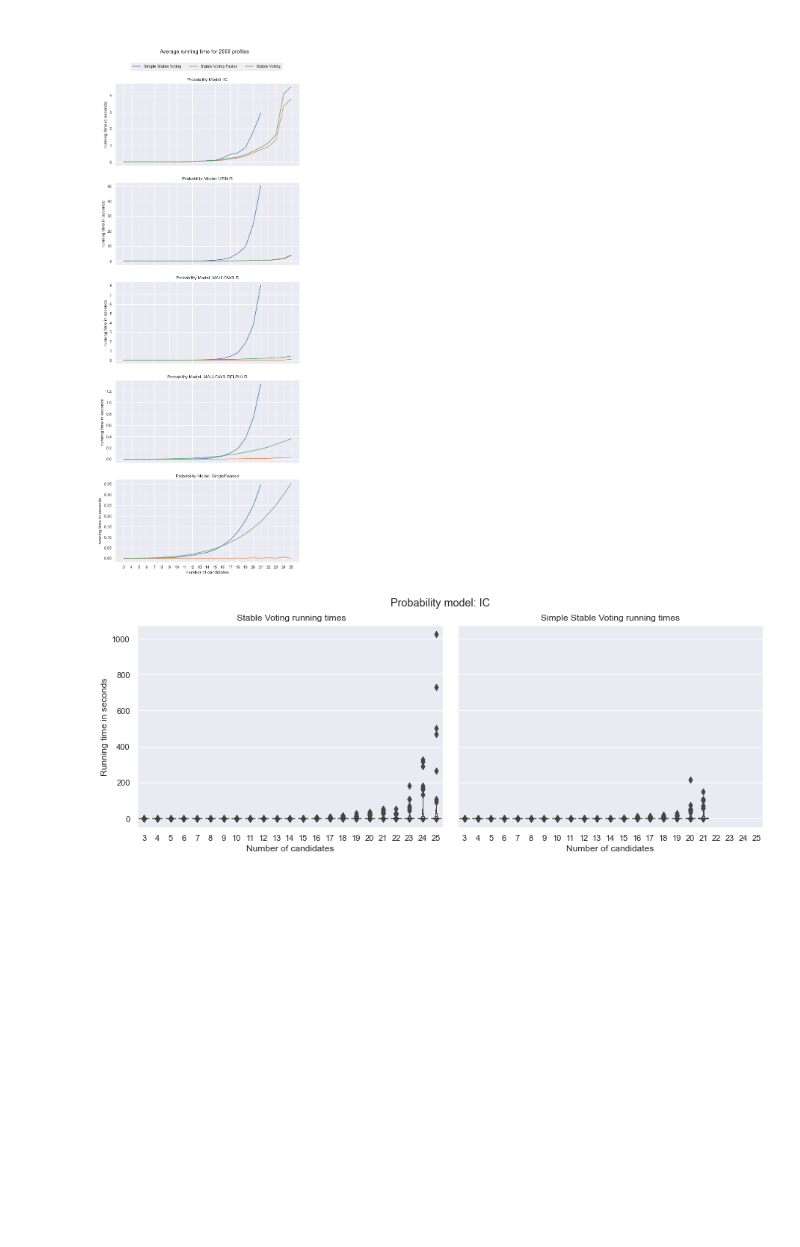
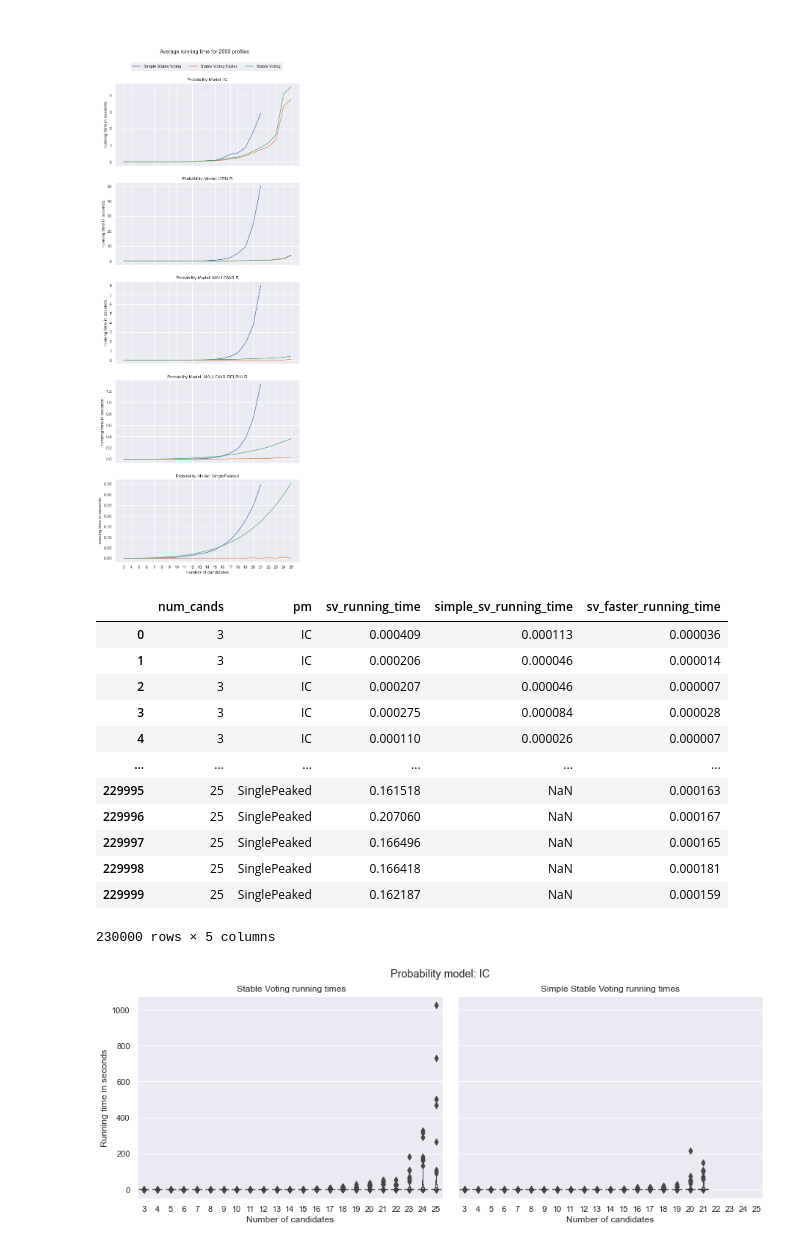
Before and after one commit to epacuit/stablevoting, a Jupyter notebook: 06-RunningTimes.ipynb, the cells around one changed output. Drawn from its saved outputs; the diff is of its cells as text; code cells hidden in the pictures; blank space fills up the shorter version.

```diff
--- a/06-RunningTimes.ipynb
+++ b/06-RunningTimes.ipynb
@@ -234,8 +247,24 @@ plt.show()
 # %%
 # data for producing boxen plots of the running times
 if SKIP_TEST:
     df_all_running_times = pd.read_csv("./data/python_running_times_all_times.csv")
 df_all_running_times["num_cands"] = df_all_running_times["num_cands"].astype(str)
+
+df_all_running_times
+# %% [output]
+|  | num_cands | pm | sv_running_time | simple_sv_running_time | sv_faster_running_time |
+| 0 | 3 | IC | 0.000409 | 0.000113 | 0.000036 |
+| 1 | 3 | IC | 0.000206 | 0.000046 | 0.000014 |
+| 2 | 3 | IC | 0.000207 | 0.000046 | 0.000007 |
+| 3 | 3 | IC | 0.000275 | 0.000084 | 0.000028 |
+| 4 | 3 | IC | 0.000110 | 0.000026 | 0.000007 |
+| ... | ... | ... | ... | ... | ... |
+| 229995 | 25 | SinglePeaked | 0.161518 | NaN | 0.000163 |
+| 229996 | 25 | SinglePeaked | 0.207060 | NaN | 0.000167 |
+| 229997 | 25 | SinglePeaked | 0.166496 | NaN | 0.000165 |
+| 229998 | 25 | SinglePeaked | 0.166418 | NaN | 0.000181 |
+| 229999 | 25 | SinglePeaked | 0.162187 | NaN | 0.000159 |
+230000 rows × 5 columns
 # %%
 def show_graph(pm):
     fig, axs = plt.subplots(ncols=2, sharey=True, figsize=(15,5))
```
Also changed, not shown: parts of 1 cell of this notebook, 12 other files.
